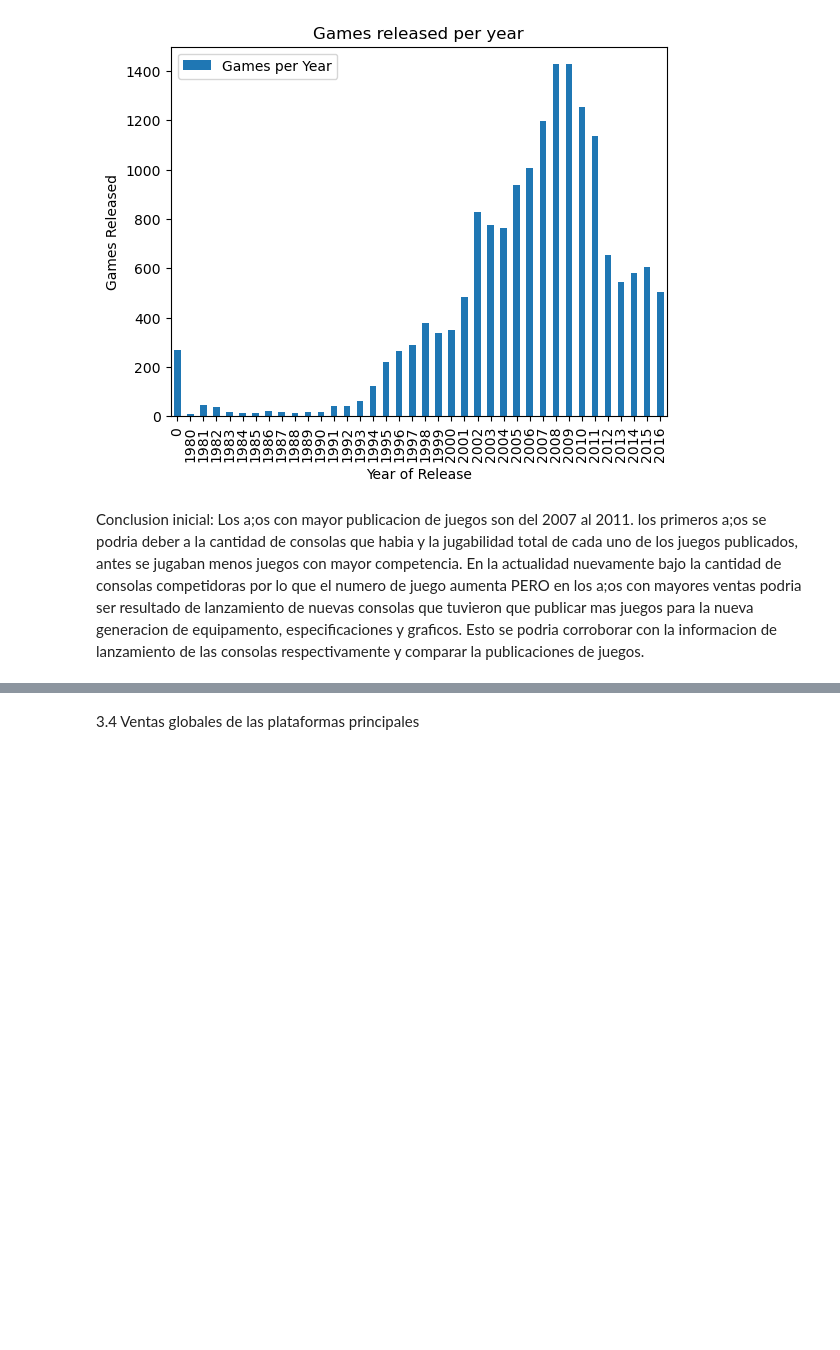
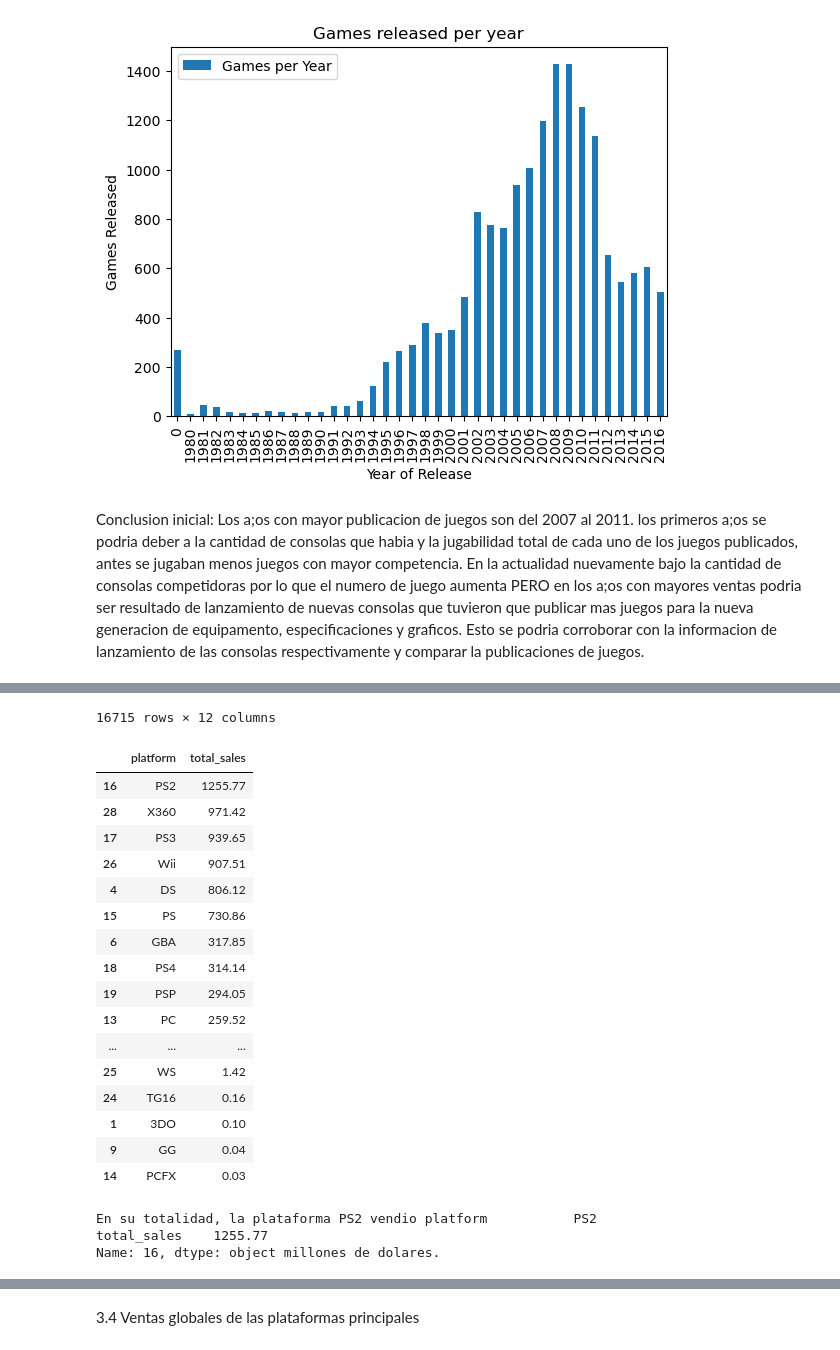
Before and after one commit to ArqJuan/Sprint6, a Jupyter notebook: Notebook_Sprint6.ipynb, the cells around one changed output, grey strips where cells are left out. Cells and saved outputs as stored; diff of their text form; code cells hidden in the pictures; blank space fills up the shorter version.

```diff
--- a/Notebook_Sprint6.ipynb
+++ b/Notebook_Sprint6.ipynb
@@ -114,0 +74,9 @@ display(console_sales_total)
+# %%
+display(games_df)
+console_sales = games_df.groupby(['platform'])['total_sales'].sum().reset_index().sort_values(by='total_sales', ascending=False)
+
+display(console_sales)
+
+sales_table = px.histogram(console_sales, x='platform')
+sales_table.show()
+# %% [output]
@@ -115 +95,22 @@ display(console_sales_total)
+16715 rows × 12 columns
+|  | platform | total_sales |
+| 16 | PS2 | 1255.77 |
+| 28 | X360 | 971.42 |
+| 17 | PS3 | 939.65 |
+| 26 | Wii | 907.51 |
+| 4 | DS | 806.12 |
+| 15 | PS | 730.86 |
+| 6 | GBA | 317.85 |
+| 18 | PS4 | 314.14 |
+| 19 | PSP | 294.05 |
+| 13 | PC | 259.52 |
+| ... | ... | ... |
+| 25 | WS | 1.42 |
+| 24 | TG16 | 0.16 |
+| 1 | 3DO | 0.10 |
+| 9 | GG | 0.04 |
+| 14 | PCFX | 0.03 |
+En su totalidad, la plataforma PS2 vendio platform           PS2
+total_sales    1255.77
+Name: 16, dtype: object millones de dolares.
 # %% [markdown]
```
Also changed, not shown: parts of 12 cells of this notebook.
